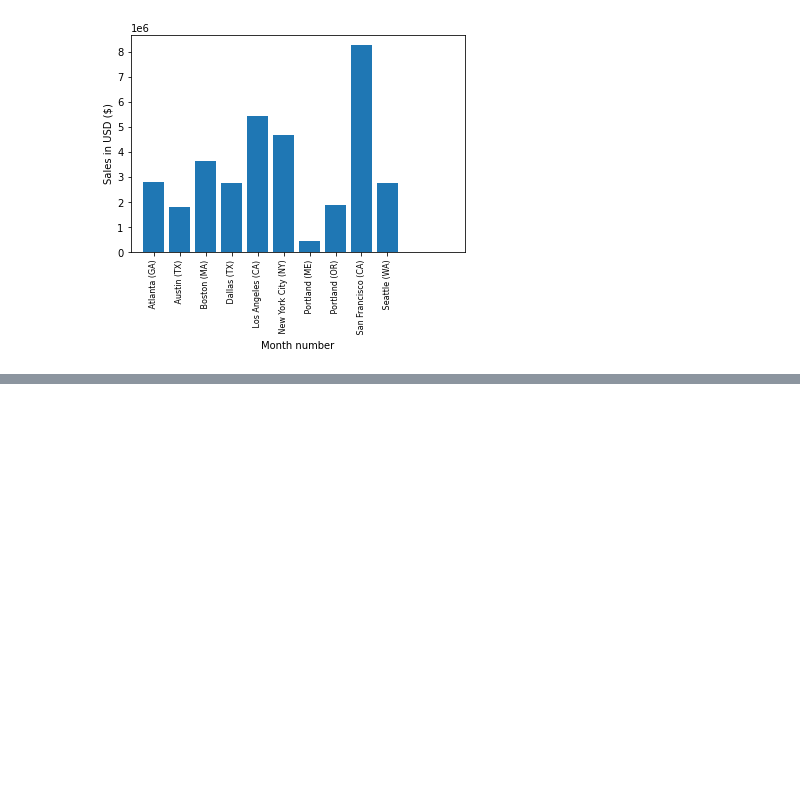
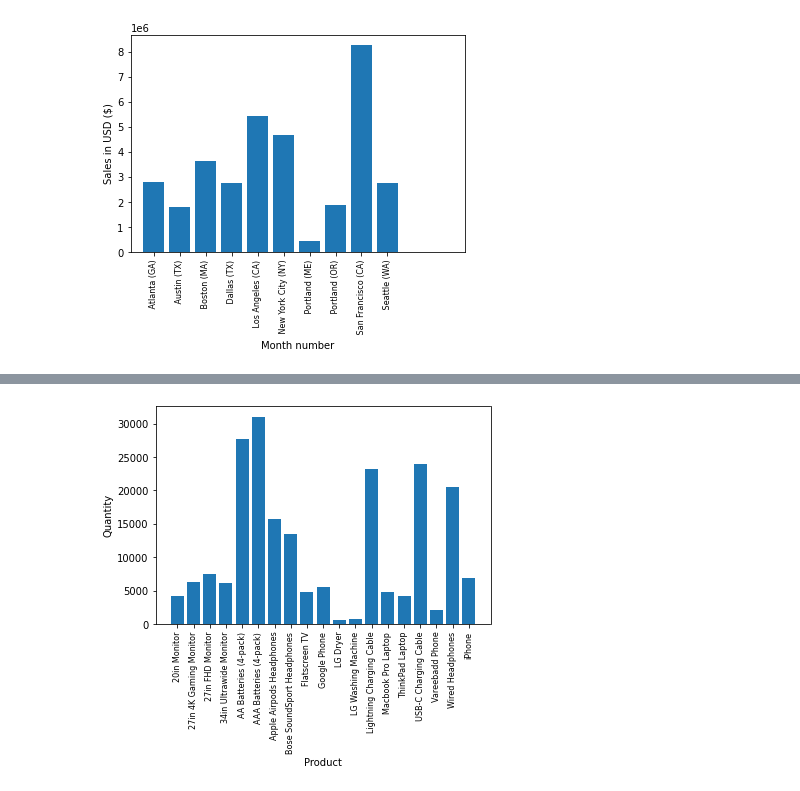
Before and after one commit to aryash14/Data-Visualization, a Jupyter notebook: pandas/code/sales/analysis.ipynb, the cells around one changed output, grey strips where cells are left out. Saved outputs shown, nothing was run; the diff lists cells and outputs as text; code cells hidden in the pictures; blank space fills up the shorter version.

```diff
--- a/pandas/code/sales/analysis.ipynb
+++ b/pandas/code/sales/analysis.ipynb
@@ -130,0 +194,7 @@ plt.show()
+# %%
+# https://stackoverflow.com/questions/43348194/pandas-select-rows-if-id-appear-several-time
+df = all_data[all_data['Order ID'].duplicated(keep=False)]
+
+# Referenced: https://stackoverflow.com/questions/27298178/concatenate-strings-from-several-rows-using-pandas-groupby
+df['Grouped'] = df.groupby('Order ID')['Product'].transform(lambda x: ','.join(x))
+df2 = df[['Order ID', 'Grouped']].drop_duplicates()
@@ -130,0 +232,12 @@ plt.show()
+# %%
+ms = all_data.groupby(['Product'])['Quantity Ordered'].sum()
+product = [p for p, df in all_data.groupby(['Product'])]
+#key = [city for city, df in all_data.groupby(['City'])]
+plt.bar(product,ms)
+plt.xticks(product)
+plt.ylabel('Quantity')
+plt.xlabel('Product')
+plt.xticks(product, rotation='vertical', size=8)
+plt.show()
+# %% [output]
+[figure, added]
```
Also changed, not shown: parts of 8 cells of this notebook.
